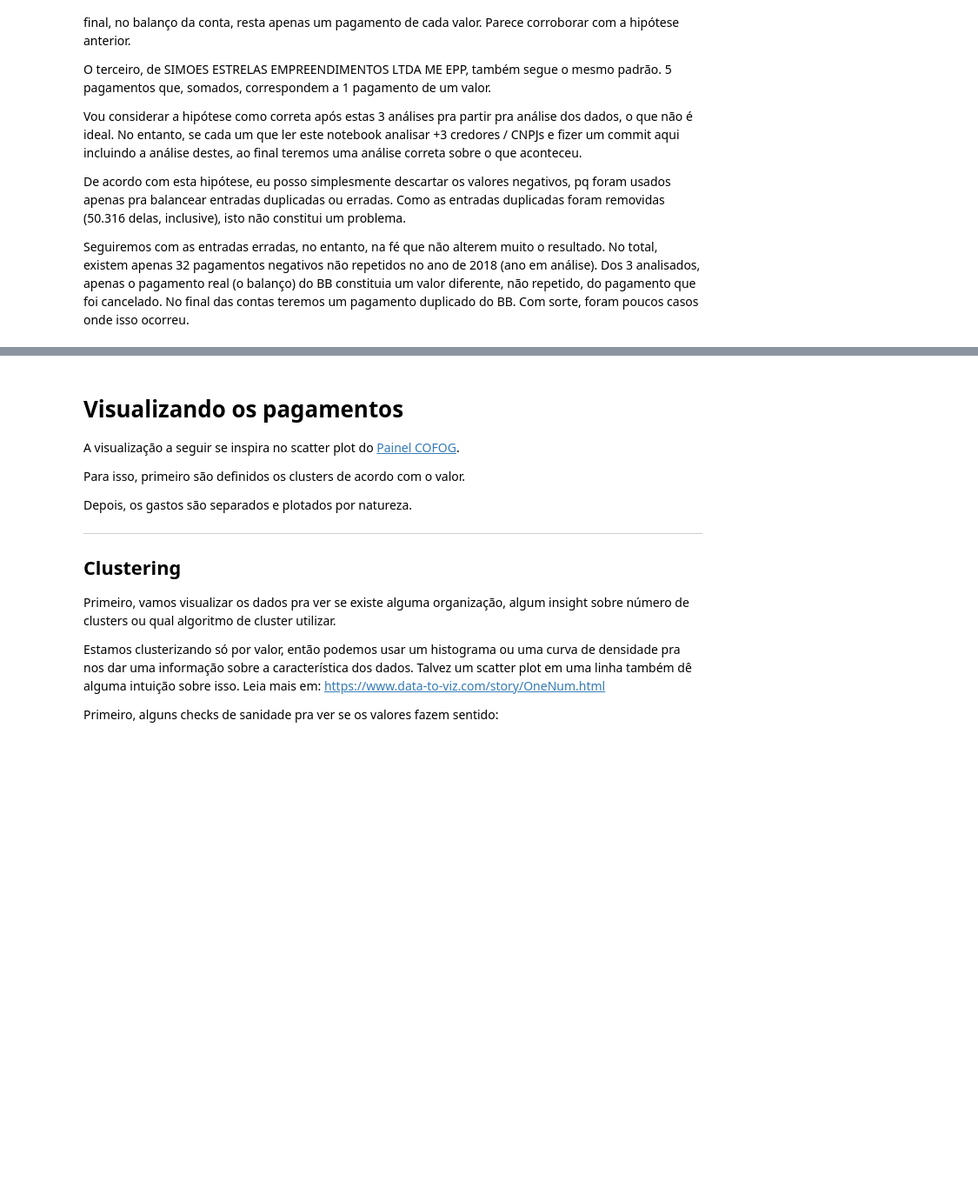
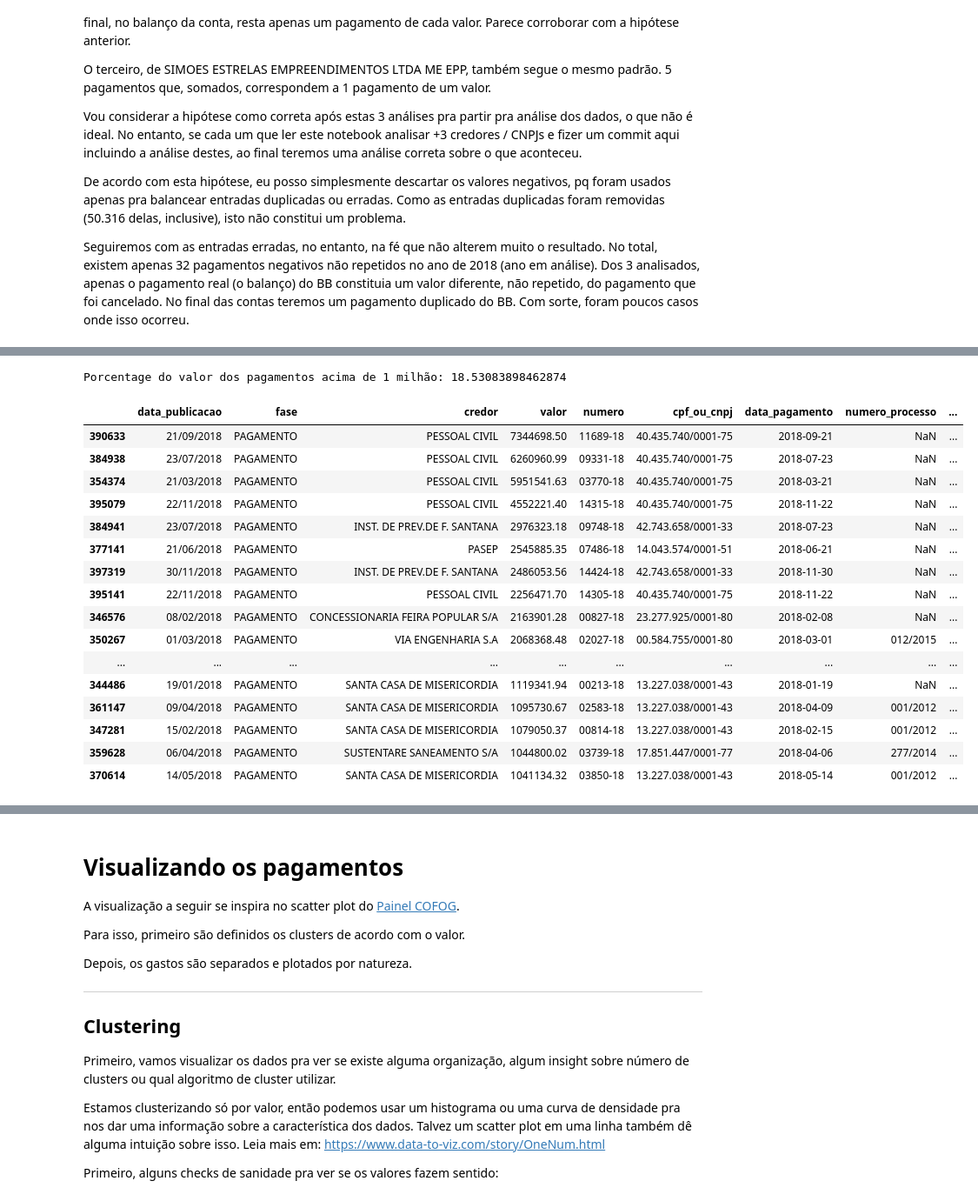
Before and after one commit to DadosAbertosDeFeira/analises, a Jupyter notebook: analysis/visualizacao_pagamentos.ipynb, the cells around one changed output, grey strips where cells are left out. Shown at 87% size. Drawn from its saved outputs; the diff is of its cells as text; code cells hidden in the pictures; blank space fills up the shorter version.

```diff
--- a/analysis/visualizacao_pagamentos.ipynb
+++ b/analysis/visualizacao_pagamentos.ipynb
@@ -217,0 +245,27 @@ Name: valor, dtype: float64
+# %%
+grandes_pags = raw_pagamentos[raw_pagamentos['valor'] > 1000000]
+soma_grandes_pags = grandes_pags['valor'].sum()
+gds_pags_porcento = (soma_grandes_pags / soma) * 100
+print(f'Porcentage do valor dos pagamentos acima de 1 milhão: {gds_pags_porcento}')
+
+grandes_pags = grandes_pags.sort_values('valor', ascending=False)
+grandes_pags
+# %% [output]
+Porcentage do valor dos pagamentos acima de 1 milhão: 18.53083898462874
+|  | data_publicacao | fase | credor | valor | numero | cpf_ou_cnpj | data_pagamento | numero_processo | ... |
+| 390633 | 21/09/2018 | PAGAMENTO | PESSOAL CIVIL | 7344698.50 | 11689-18 | 40.435.740/0001-75 | 2018-09-21 | NaN | ... |
+| 384938 | 23/07/2018 | PAGAMENTO | PESSOAL CIVIL | 6260960.99 | 09331-18 | 40.435.740/0001-75 | 2018-07-23 | NaN | ... |
+| 354374 | 21/03/2018 | PAGAMENTO | PESSOAL CIVIL | 5951541.63 | 03770-18 | 40.435.740/0001-75 | 2018-03-21 | NaN | ... |
+| 395079 | 22/11/2018 | PAGAMENTO | PESSOAL CIVIL | 4552221.40 | 14315-18 | 40.435.740/0001-75 | 2018-11-22 | NaN | ... |
+| 384941 | 23/07/2018 | PAGAMENTO | INST. DE PREV.DE F. SANTANA | 2976323.18 | 09748-18 | 42.743.658/0001-33 | 2018-07-23 | NaN | ... |
+| 377141 | 21/06/2018 | PAGAMENTO | PASEP | 2545885.35 | 07486-18 | 14.043.574/0001-51 | 2018-06-21 | NaN | ... |
+| 397319 | 30/11/2018 | PAGAMENTO | INST. DE PREV.DE F. SANTANA | 2486053.56 | 14424-18 | 42.743.658/0001-33 | 2018-11-30 | NaN | ... |
+| 395141 | 22/11/2018 | PAGAMENTO | PESSOAL CIVIL | 2256471.70 | 14305-18 | 40.435.740/0001-75 | 2018-11-22 | NaN | ... |
+| 346576 | 08/02/2018 | PAGAMENTO | CONCESSIONARIA FEIRA POPULAR S/A | 2163901.28 | 00827-18 | 23.277.925/0001-80 | 2018-02-08 | NaN | ... |
+| 350267 | 01/03/2018 | PAGAMENTO | VIA ENGENHARIA S.A | 2068368.48 | 02027-18 | 00.584.755/0001-80 | 2018-03-01 | 012/2015 | ... |
+| ... | ... | ... | ... | ... | ... | ... | ... | ... | ... |
+| 344486 | 19/01/2018 | PAGAMENTO | SANTA CASA DE MISERICORDIA | 1119341.94 | 00213-18 | 13.227.038/0001-43 | 2018-01-19 | NaN | ... |
+| 361147 | 09/04/2018 | PAGAMENTO | SANTA CASA DE MISERICORDIA | 1095730.67 | 02583-18 | 13.227.038/0001-43 | 2018-04-09 | 001/2012 | ... |
+| 347281 | 15/02/2018 | PAGAMENTO | SANTA CASA DE MISERICORDIA | 1079050.37 | 00814-18 | 13.227.038/0001-43 | 2018-02-15 | 001/2012 | ... |
+| 359628 | 06/04/2018 | PAGAMENTO | SUSTENTARE SANEAMENTO S/A | 1044800.02 | 03739-18 | 17.851.447/0001-77 | 2018-04-06 | 277/2014 | ... |
+| 370614 | 14/05/2018 | PAGAMENTO | SANTA CASA DE MISERICORDIA | 1041134.32 | 03850-18 | 13.227.038/0001-43 | 2018-05-14 | 001/2012 | ... |
```
Also changed, not shown: parts of 15 cells of this notebook.
